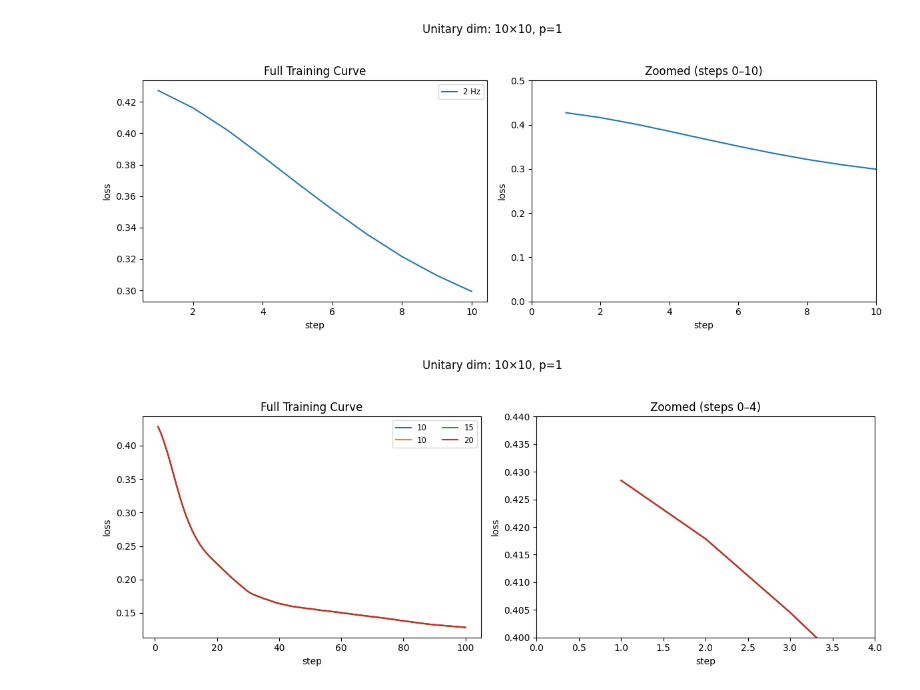
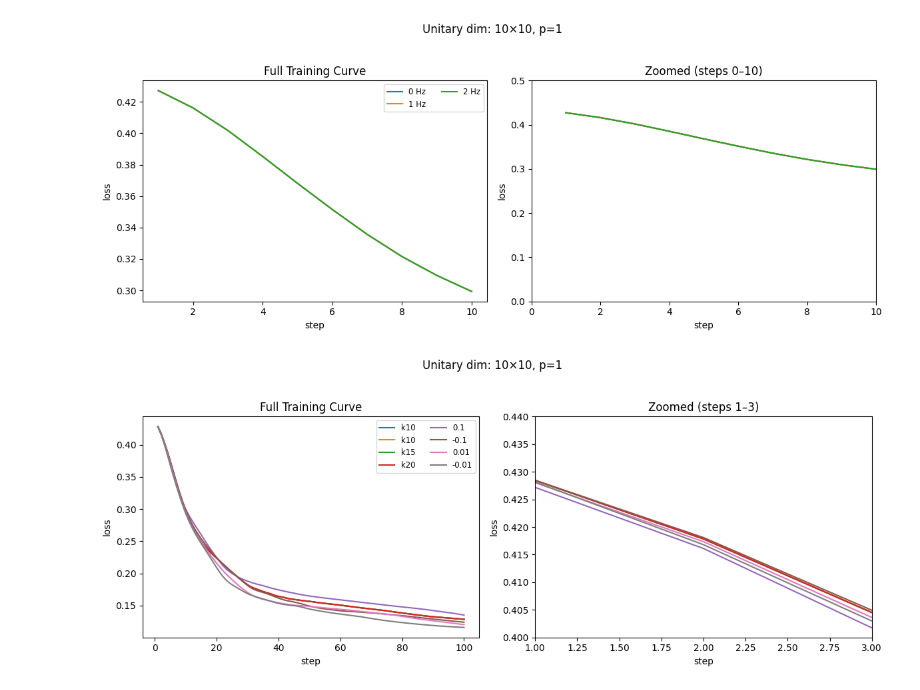
Before and after one commit to 01000111r/photon-net, a Jupyter notebook: plots.ipynb, the cells around one changed output. Saved outputs shown, nothing was run; the diff lists cells and outputs as text; code cells hidden in the pictures.

Commit message:
plot fixes

```diff
--- a/plots.ipynb
+++ b/plots.ipynb
@@ -3,7 +3,7 @@ from p_pack import globals as g
 
 data_folder   = "test-reup-fix"
 # data_folder   = "reup-vary-1p"
-min_freq    = 2
+min_freq    = 0
 max_freq      = 2
 x_min = 0
 x_max = 10
@@ -60,7 +60,7 @@ fig.suptitle(
 g.plt.tight_layout(rect=[0, 0.03, 1, 0.95])
 g.plt.show()
 # %% [output]
-[figure, old version]
+[figure, new version]
 # %%
 from p_pack import globals as g
 from pathlib import Path
@@ -69,9 +69,9 @@ from pathlib import Path
 data_folder = "init_phases-2"
 file_indent = 'k'
 indexes_to_plot = [0, 1, 2, 3, 4, 5, 6, 7]   #Choose the indexes you want to plot
-legend_names = ["10", "10", "15", "20", "0.1", "-0.1", "0.01", "-0.01"]  # Custom labels, must match index order
-x_min = 0
-x_max = 4
+legend_names = ["k10", "k10", "k15", "k20", "0.1", "-0.1", "0.01", "-0.01"]  # Custom labels, must match index order
+x_min = 1
+x_max = 3
 y_min = 0.4
 y_max = 0.44
 
@@ -108,31 +108,31 @@ for idx, label in zip(indexes_to_plot, legend_names):
 
 # Set axis labels and zoom
 ax_full.set(
     xlabel="step",
     ylabel="loss",
     title="Full Training Curve"
 )
 
 ax_zoom.set(
     xlim=(x_min, x_max),
     ylim=(y_min, y_max),
     xlabel="step",
     ylabel="loss",
     title=f"Zoomed (steps {x_min}–{x_max})"
 )
 
 # Legend
 handles, labels = ax_full.get_legend_handles_labels()
 ax_full.legend(handles, labels, loc="upper right", ncol=2, fontsize="small")
 
 # Use last loaded global file for title
 gl = g.np.load(globals_path)
 shape = out["carry_0"].shape
 fig.suptitle(
     f"Unitary dim: {2*shape[1]}×{2*shape[1]}, p={gl['p_suc_inputs'].item()}"
 )
 
 g.plt.tight_layout(rect=[0, 0.03, 1, 0.95])
 g.plt.show()
 # %% [output]
-[figure, old version]
+[figure, new version]
```
Also changed, not shown: parts of 2 cells of this notebook, 14 other files.
